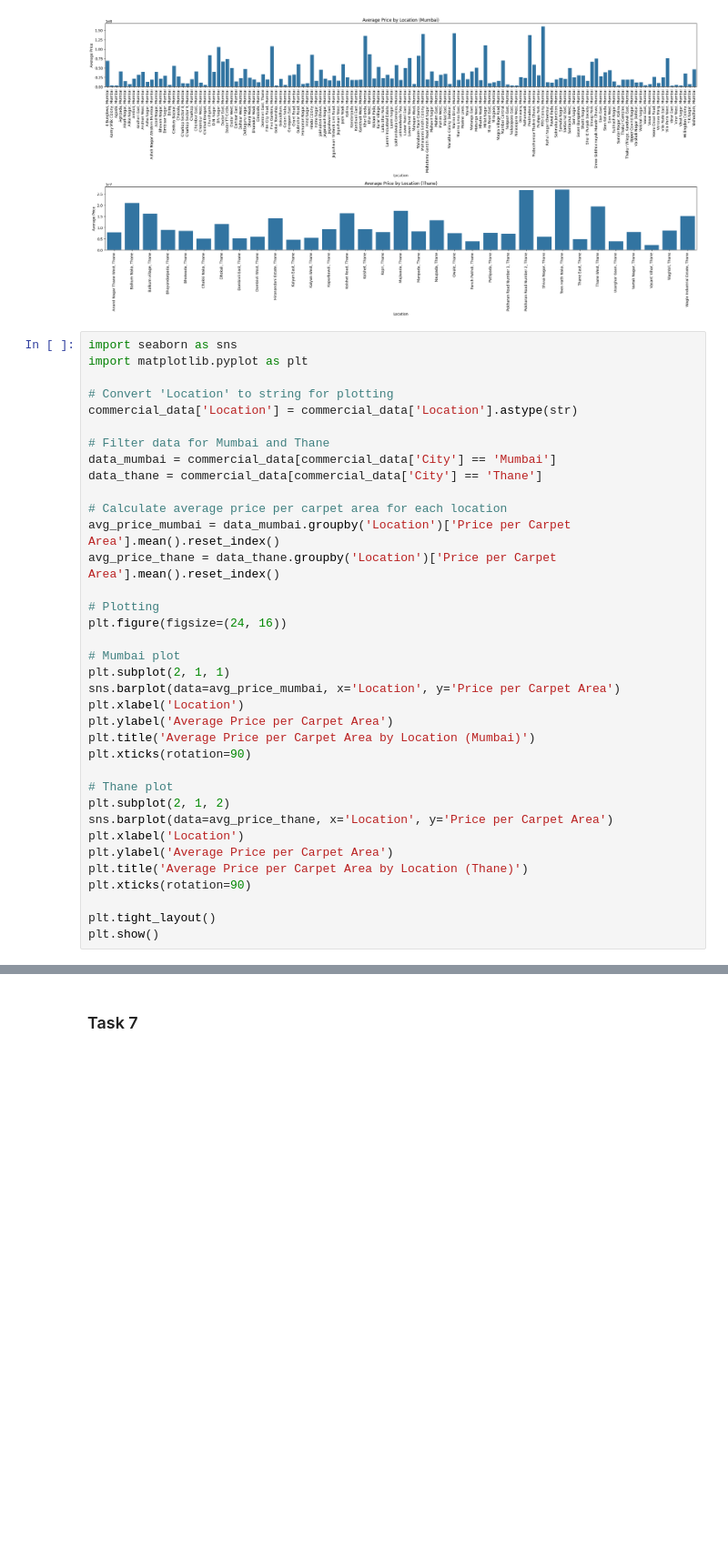
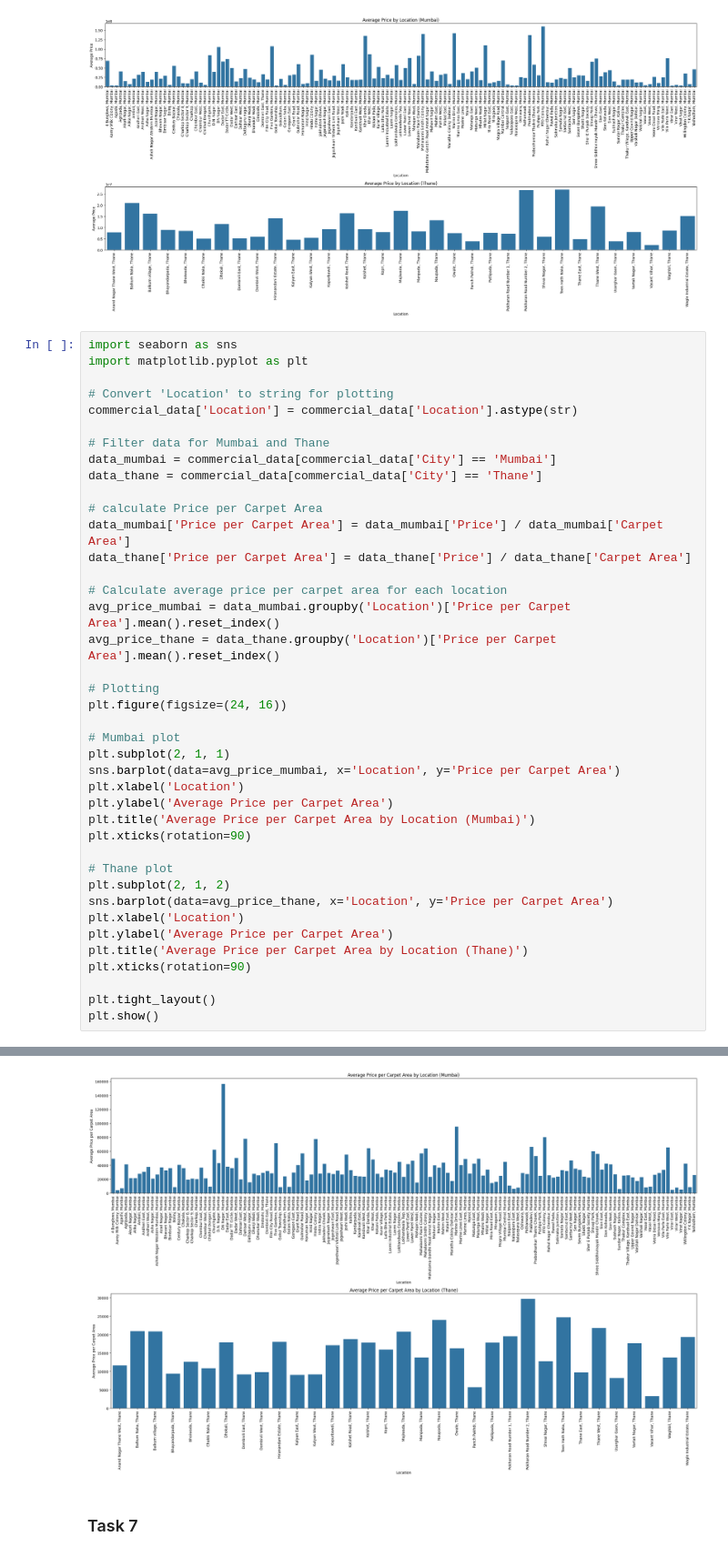
Before and after one commit to arghyawning/data-analytics-1-assignments, a Jupyter notebook: a1/51/assignment1_51.ipynb, the cells around one changed output, grey strips where cells are left out. Shown at 91% size. Drawn from its saved outputs; the diff is of its cells as text; blank space fills up the shorter version.

Commit message:
removed unnecessary plots, task 8 done

```diff
--- a/a1/51/assignment1_51.ipynb
+++ b/a1/51/assignment1_51.ipynb
@@ -709,6 +709,10 @@ commercial_data['Location'] = commercial_data['Location'].astype(str)
 # Filter data for Mumbai and Thane
 data_mumbai = commercial_data[commercial_data['City'] == 'Mumbai']
 data_thane = commercial_data[commercial_data['City'] == 'Thane']
+
+# calculate Price per Carpet Area
+data_mumbai['Price per Carpet Area'] = data_mumbai['Price'] / data_mumbai['Carpet Area']
+data_thane['Price per Carpet Area'] = data_thane['Price'] / data_thane['Carpet Area']
 
 # Calculate average price per carpet area for each location
 avg_price_mumbai = data_mumbai.groupby('Location')['Price per Carpet Area'].mean().reset_index()
@@ -744,3 +761,4 @@ KeyError: 'Column not found: Price per Carpet Area'
+[figure, added]
 # %% [markdown]
 ### Task 7
 # %%
```
Also changed, not shown: parts of 3 cells of this notebook, 1 other file.
